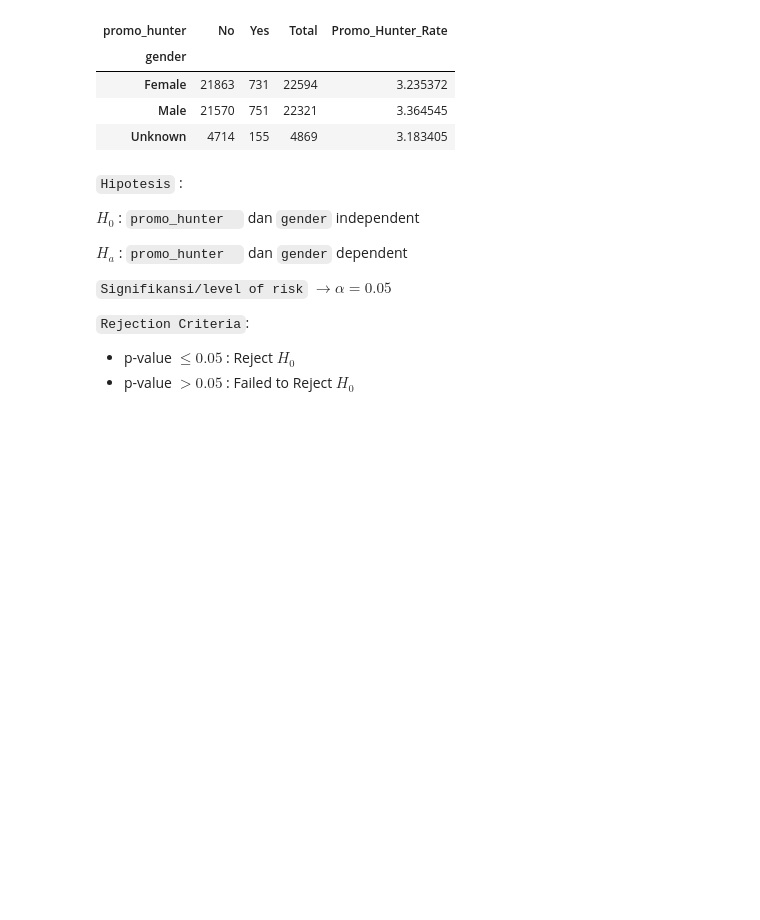
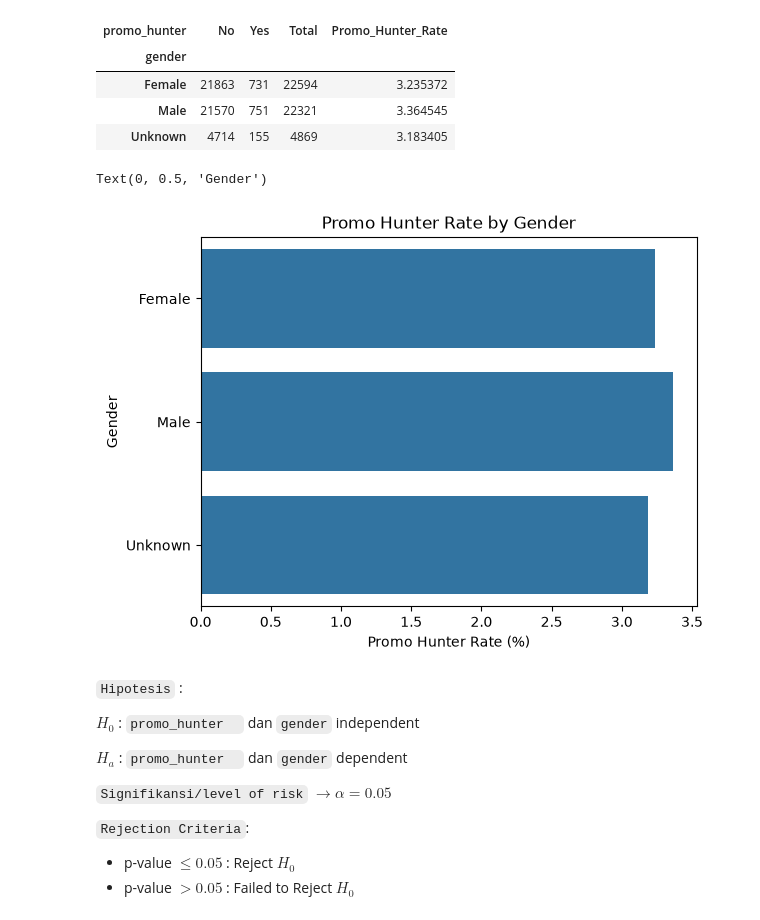
Before and after one commit to andezedna/Purwadhika-Capstone-Project-Module-2, a Jupyter notebook: Capstone Project Module 2_Annisa Andez Aunillah.ipynb, the cells around one changed output. Saved outputs shown, nothing was run; the diff lists cells and outputs as text; code cells hidden in the pictures; blank space fills up the shorter version.

```diff
--- a/Capstone Project Module 2_Annisa Andez Aunillah.ipynb
+++ b/Capstone Project Module 2_Annisa Andez Aunillah.ipynb
@@ -1081,6 +1081,14 @@ promo_segmen_gender
 | Female | 21863 | 731 | 22594 | 3.235372 |
 | Male | 21570 | 751 | 22321 | 3.364545 |
 | Unknown | 4714 | 155 | 4869 | 3.183405 |
+# %%
+sns.barplot(data=promo_segmen_gender, y='gender', x='Promo_Hunter_Rate')
+plt.title('Promo Hunter Rate by Gender')
+plt.xlabel('Promo Hunter Rate (%)')
+plt.ylabel('Gender')
+# %% [output]
+Text(0, 0.5, 'Gender')
+[figure, added]
 # %% [markdown]
 `Hipotesis` :
 
```
Also changed, not shown: parts of 2 cells of this notebook.
